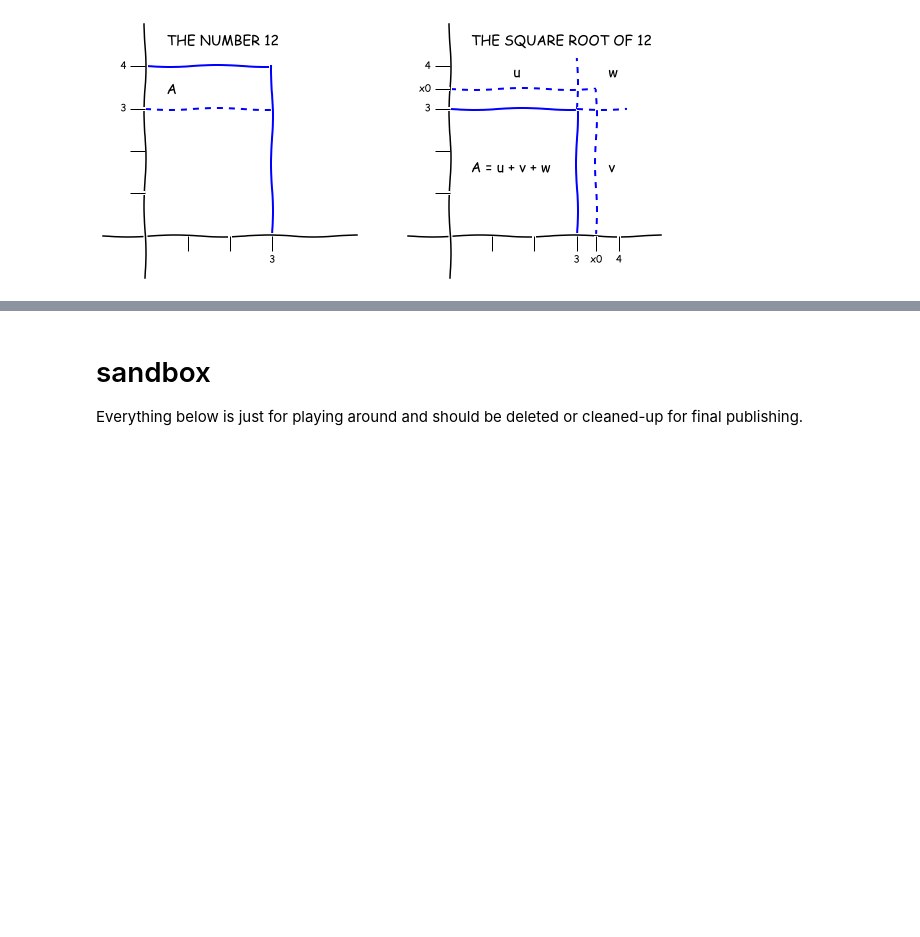
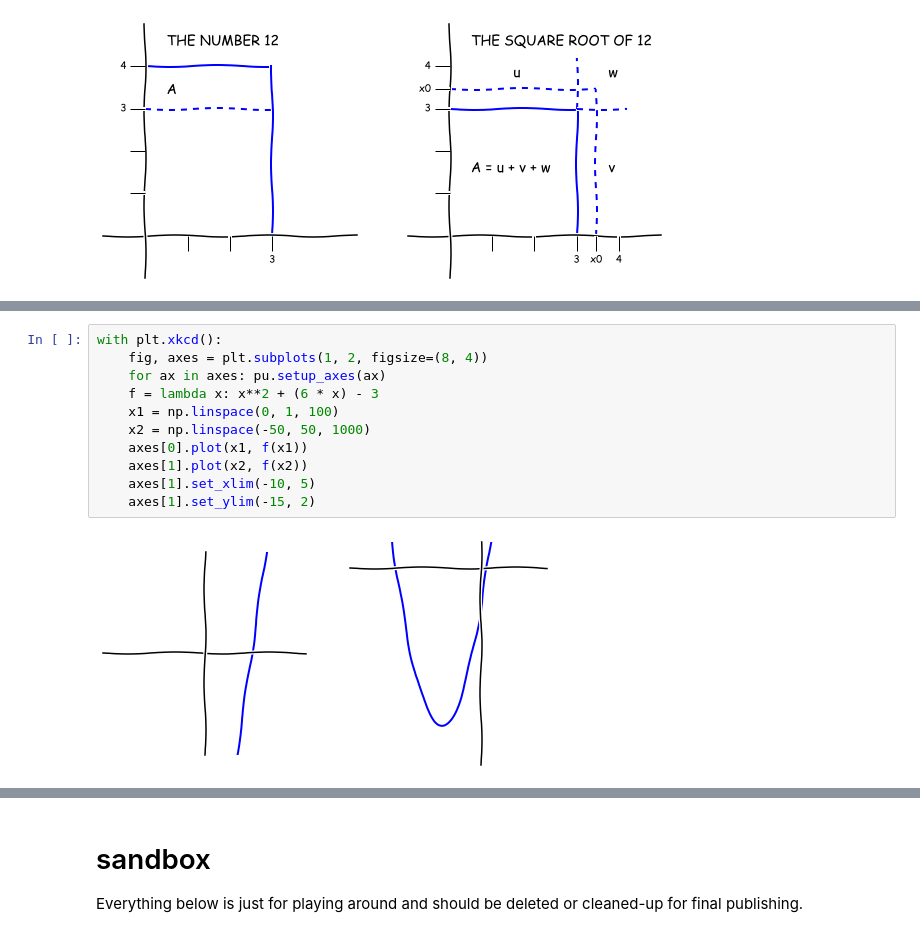
Before and after one commit to basp/notes, a Jupyter notebook: math_numbers.ipynb, the cells around one changed output, grey strips where cells are left out. Drawn from its saved outputs; the diff is of its cells as text; blank space fills up the shorter version.

```diff
--- a/math_numbers.ipynb
+++ b/math_numbers.ipynb
@@ -168,0 +178,13 @@ Our rectangle is $3 \times 4$ and the square we are looking for is $3 \times 3$
+# %%
+with plt.xkcd():
+    fig, axes = plt.subplots(1, 2, figsize=(8, 4))
+    for ax in axes: pu.setup_axes(ax)
+    f = lambda x: x**2 + (6 * x) - 3
+    x1 = np.linspace(0, 1, 100)
+    x2 = np.linspace(-50, 50, 1000)
+    axes[0].plot(x1, f(x1))
+    axes[1].plot(x2, f(x2))
+    axes[1].set_xlim(-10, 5)
+    axes[1].set_ylim(-15, 2)
+# %% [output]
+[figure, added]
```
Also changed, not shown: parts of 5 cells of this notebook, 3 other files.
